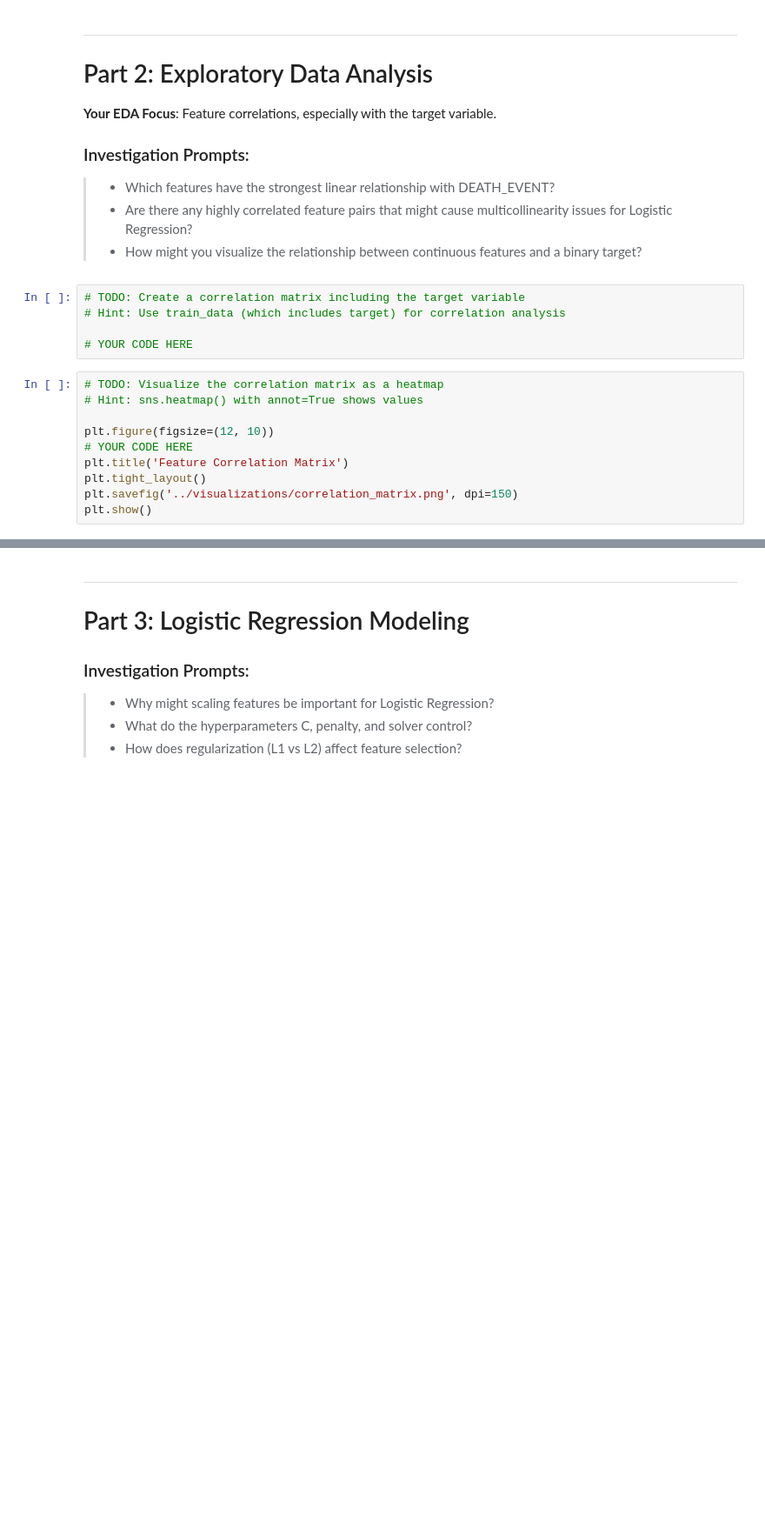
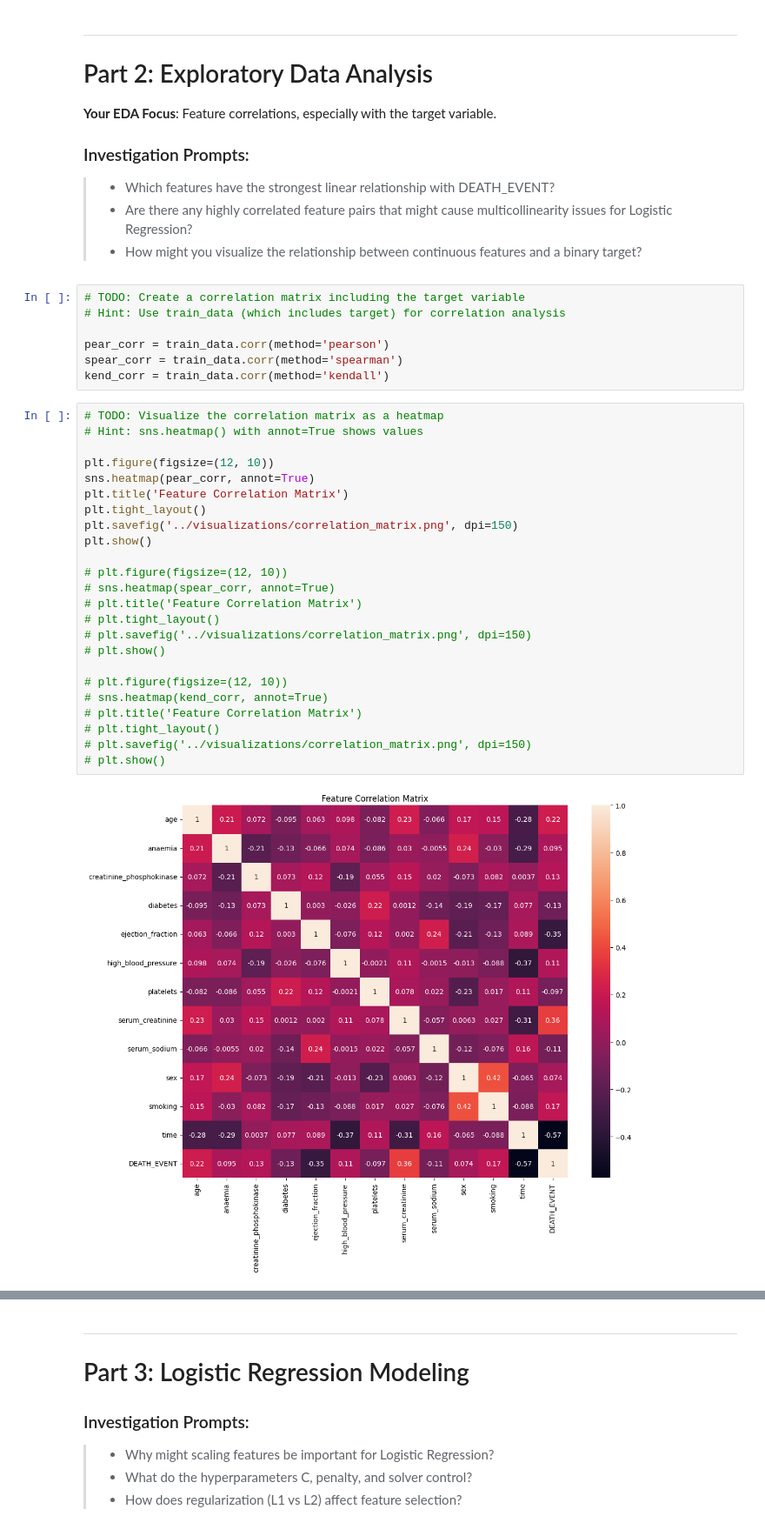
Before and after one commit to WatsonWBlair/cs667, a Jupyter notebook: Projects/Interpretability/notebooks/member_a_logistic_regression.ipynb, the cells around one changed output, grey strips where cells are left out. Shown at 87% size. Drawn from its saved outputs; the diff is of its cells as text; blank space fills up the shorter version.

```diff
--- a/Projects/Interpretability/notebooks/member_a_logistic_regression.ipynb
+++ b/Projects/Interpretability/notebooks/member_a_logistic_regression.ipynb
@@ -58,17 +84,35 @@ print(f"Features: {feature_names}")
 # TODO: Create a correlation matrix including the target variable
 # Hint: Use train_data (which includes target) for correlation analysis
 
-# YOUR CODE HERE
+pear_corr = train_data.corr(method='pearson')
+spear_corr = train_data.corr(method='spearman')
+kend_corr = train_data.corr(method='kendall')
 # %%
 # TODO: Visualize the correlation matrix as a heatmap
 # Hint: sns.heatmap() with annot=True shows values
 
 plt.figure(figsize=(12, 10))
-# YOUR CODE HERE
+sns.heatmap(pear_corr, annot=True)
 plt.title('Feature Correlation Matrix')
 plt.tight_layout()
 plt.savefig('../visualizations/correlation_matrix.png', dpi=150)
 plt.show()
+
+# plt.figure(figsize=(12, 10))
+# sns.heatmap(spear_corr, annot=True)
+# plt.title('Feature Correlation Matrix')
+# plt.tight_layout()
+# plt.savefig('../visualizations/correlation_matrix.png', dpi=150)
+# plt.show()
+
+# plt.figure(figsize=(12, 10))
+# sns.heatmap(kend_corr, annot=True)
+# plt.title('Feature Correlation Matrix')
+# plt.tight_layout()
+# plt.savefig('../visualizations/correlation_matrix.png', dpi=150)
+# plt.show()
+# %% [output]
+[figure, added]
 # %%
 # TODO: Extract and rank correlations with the target variable
 # Which features correlate most strongly (positive or negative) with DEATH_EVENT?
```
Also changed, not shown: parts of 20 cells of this notebook, 3 other files.
